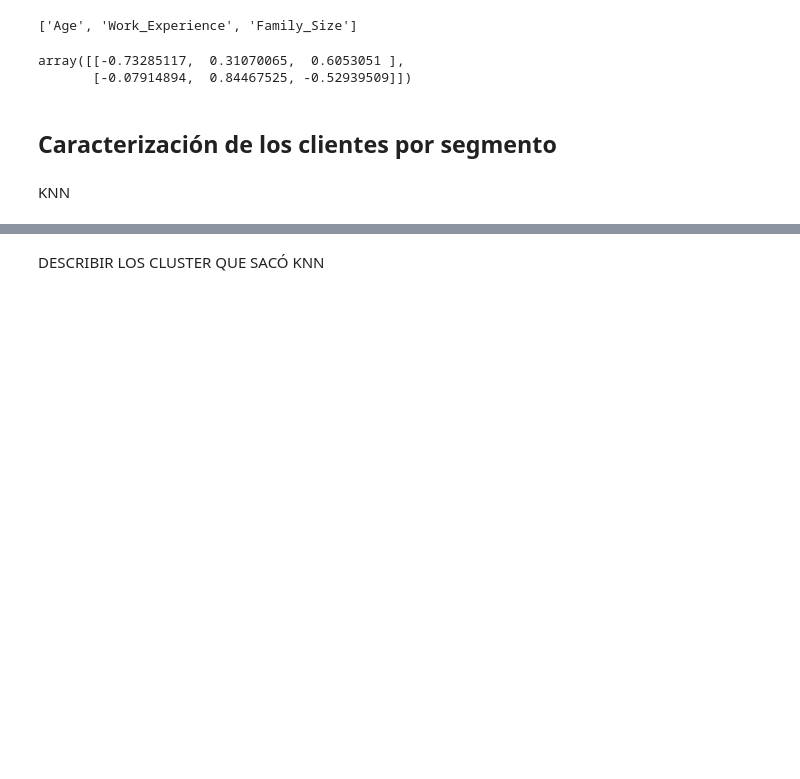
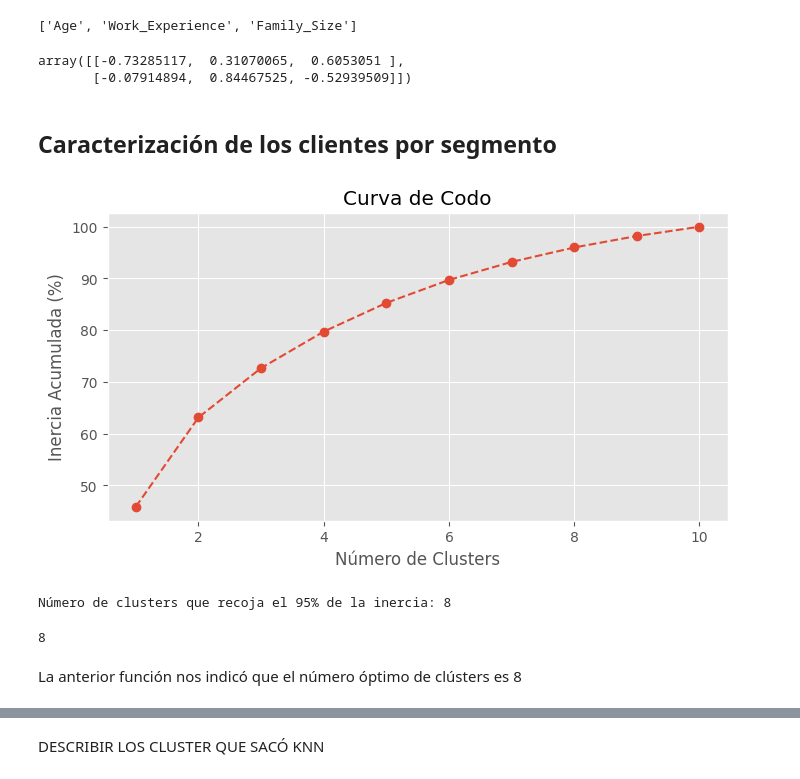
Before and after one commit to maryyuliana/fundamentos_I, a Jupyter notebook: Proyecto.ipynb, the cells around one changed output, grey strips where cells are left out. Drawn from its saved outputs; the diff is of its cells as text; code cells hidden in the pictures; blank space fills up the shorter version.

Commit message:
KMeans clústers

```diff
--- a/Proyecto.ipynb
+++ b/Proyecto.ipynb
@@ -625,6 +652,8 @@ pca_num.components_[:2]
 # %% [output]
 array([[-0.73285117,  0.31070065,  0.6053051 ],
        [-0.07914894,  0.84467525, -0.52939509]])
+# %%
+dataPcaNum = pca_num.transform(train[num_idx])
 # %%
 def biplot(data, loadings, index1, index2, labels=None):
     plt.figure(figsize=(15, 7))
@@ -647,5 +676,46 @@ def biplot(data, loadings, index1, index2, labels=None):
     plt.grid()
 # %% [markdown]
 ## Caracterización de los clientes por segmento
-# %% [markdown]
-KNN
+# %%
+dataPCAKM = pd.DataFrame(dataPcaNum[:,:2], columns = ['PC1','PC2'])
+# %%
+def encontrar_numero_clusters(X):
+    # Crea una lista vacía para almacenar la inercia
+    inertia = []
+
+    # Prueba diferentes números de clusters de 1 a N
+    for i in range(1, 11):
+        kmeans = KMeans(n_clusters=i, random_state=0)
+        kmeans.fit(X)
+        inertia.append(kmeans.inertia_)
+
+    # Calcula la inercia acumulada
+    inertia_cumulative = np.cumsum(inertia)
+
+    # Calcula el porcentaje de la inercia acumulada
+    total_inertia = inertia_cumulative[-1]
+    inertia_percentage = (inertia_cumulative / total_inertia) * 100
+
+    # Encuentra el número de clusters que recoja el 90% de la inercia
+    n_clusters_95_percent = np.argmax(inertia_percentage >= 95) + 1
+
+    # Visualiza la curva de la inercia acumulada
+    plt.figure(figsize=(8, 4))
+    plt.plot(range(1, 11), inertia_percentage, marker='o', linestyle='--')
+    plt.xlabel('Número de Clusters')
+    plt.ylabel('Inercia Acumulada (%)')
+    plt.title('Curva de Codo')
+    plt.grid(True)
+    plt.show()
+
+    print(f"Número de clusters que recoja el 95% de la inercia: {n_clusters_95_percent}")
+
+    return n_clusters_95_percent
+# %%
+encontrar_numero_clusters(dataPCAKM)
+# %% [output]
+[figure, added]
+Número de clusters que recoja el 95% de la inercia: 8
+8
+# %% [markdown]
+La anterior función nos indicó que el número óptimo de clústers es 8
```
Also changed, not shown: parts of 6 cells of this notebook.
